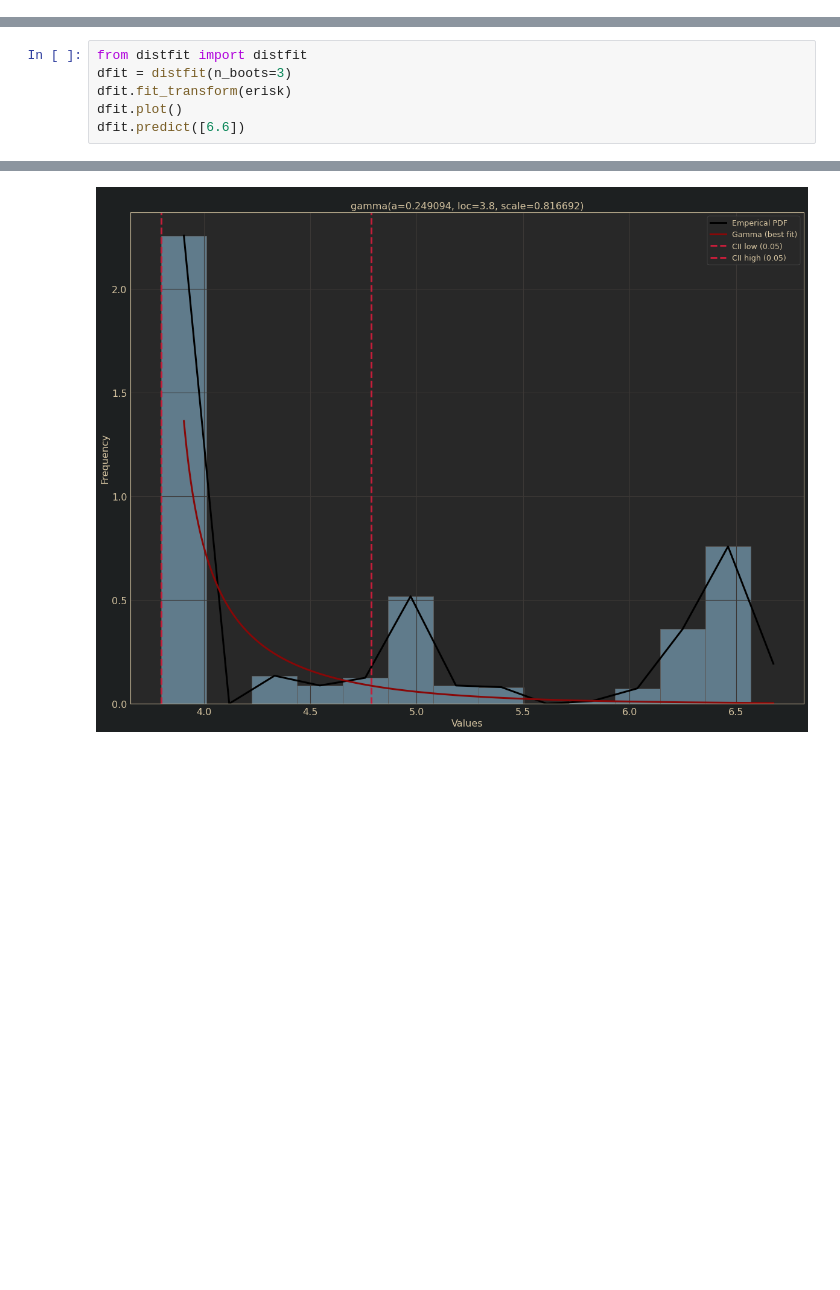
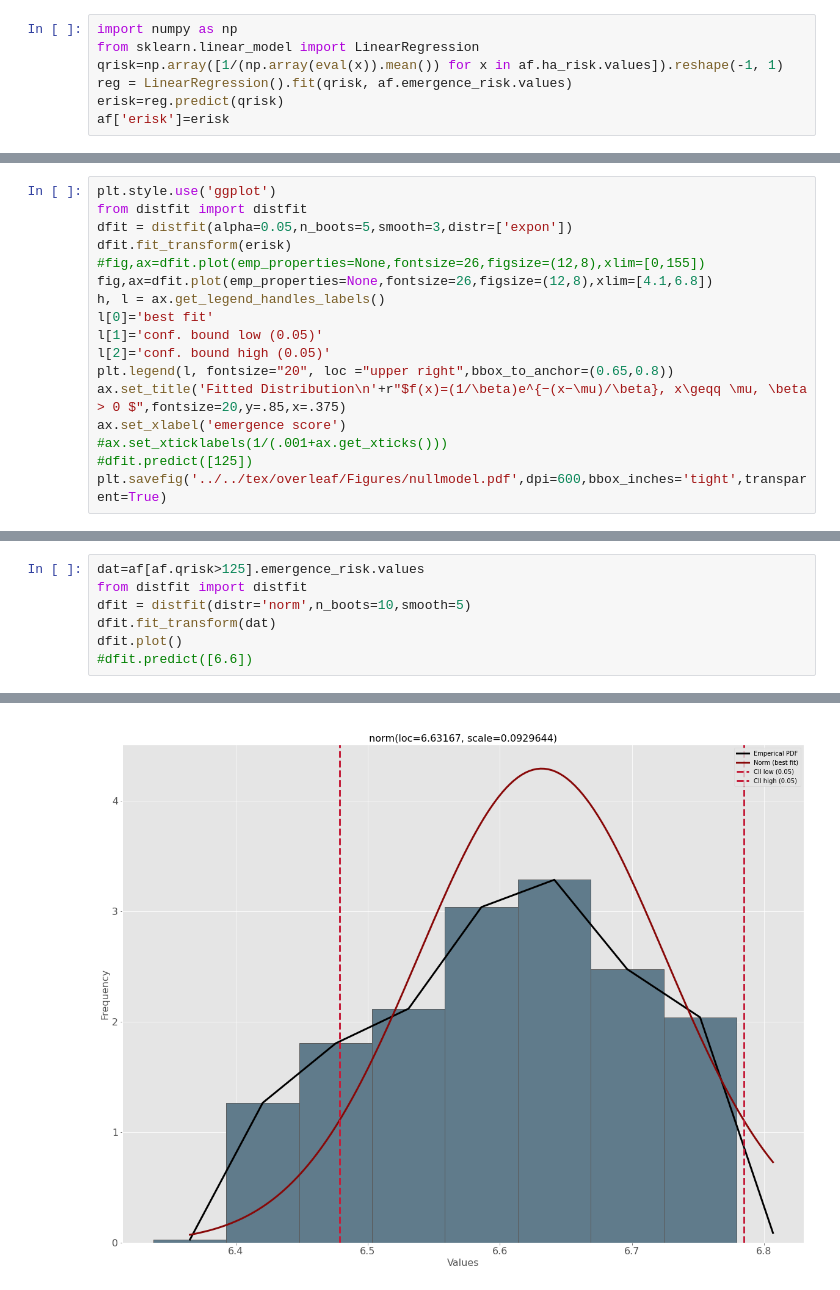
Before and after one commit to zeroknowledgediscovery/emergenet, a Jupyter notebook: extras/ntb/Untitled.ipynb, the cells around one changed output, grey strips where cells are left out. Cells and saved outputs as stored; diff of their text form; blank space fills up the shorter version.

```diff
--- a/extras/ntb/Untitled.ipynb
+++ b/extras/ntb/Untitled.ipynb
@@ -15,0 +14,7 @@ erisk=af
+# %%
+import numpy as np
+from sklearn.linear_model import LinearRegression
+qrisk=np.array([1/(np.array(eval(x)).mean()) for x in af.ha_risk.values]).reshape(-1, 1)
+reg = LinearRegression().fit(qrisk, af.emergence_risk.values)
+erisk=reg.predict(qrisk)
+af['erisk']=erisk
@@ -15,0 +24,17 @@ erisk=af
+# %%
+plt.style.use('ggplot')
+from distfit import distfit
+dfit = distfit(alpha=0.05,n_boots=5,smooth=3,distr=['expon'])
+dfit.fit_transform(erisk)
+#fig,ax=dfit.plot(emp_properties=None,fontsize=26,figsize=(12,8),xlim=[0,155])
+fig,ax=dfit.plot(emp_properties=None,fontsize=26,figsize=(12,8),xlim=[4.1,6.8])
+h, l = ax.get_legend_handles_labels()
+l[0]='best fit'
+l[1]='conf. bound low (0.05)'
+l[2]='conf. bound high (0.05)'
+plt.legend(l, fontsize="20", loc ="upper right",bbox_to_anchor=(0.65,0.8))
+ax.set_title('Fitted Distribution\n'+r"$f(x)=(1/\beta)e^{−(x−\mu)/\beta}, x\geqq \mu, \beta > 0 $",fontsize=20,y=.85,x=.375)
+ax.set_xlabel('emergence score')
+#ax.set_xticklabels(1/(.001+ax.get_xticks()))
+#dfit.predict([125])
+plt.savefig('../../tex/overleaf/Figures/nullmodel.pdf',dpi=600,bbox_inches='tight',transparent=True)
@@ -16,9 +72,10 @@ erisk=af
 # %%
+dat=af[af.qrisk>125].emergence_risk.values
 from distfit import distfit
-dfit = distfit(n_boots=3)
-dfit.fit_transform(erisk)
+dfit = distfit(distr='norm',n_boots=10,smooth=5)
+dfit.fit_transform(dat)
 dfit.plot()
-dfit.predict([6.6])
+#dfit.predict([6.6])
 # %% [output]
 [distfit] >INFO> fit
 [distfit] >INFO> transform
@@ -43 +89 @@ dfit.predict([6.6])
-[figure, old version]
+[figure, new version]
```
Also changed, not shown: parts of 13 cells of this notebook, 3 other files.
